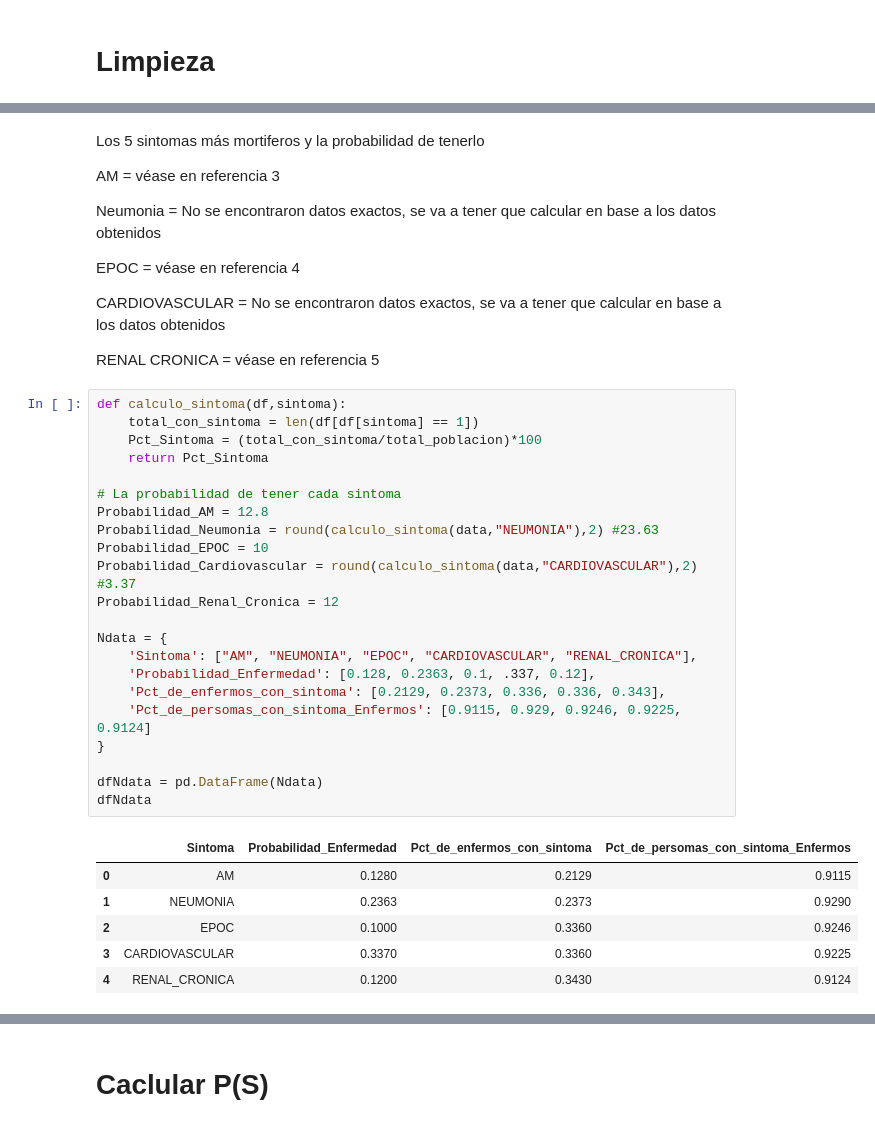
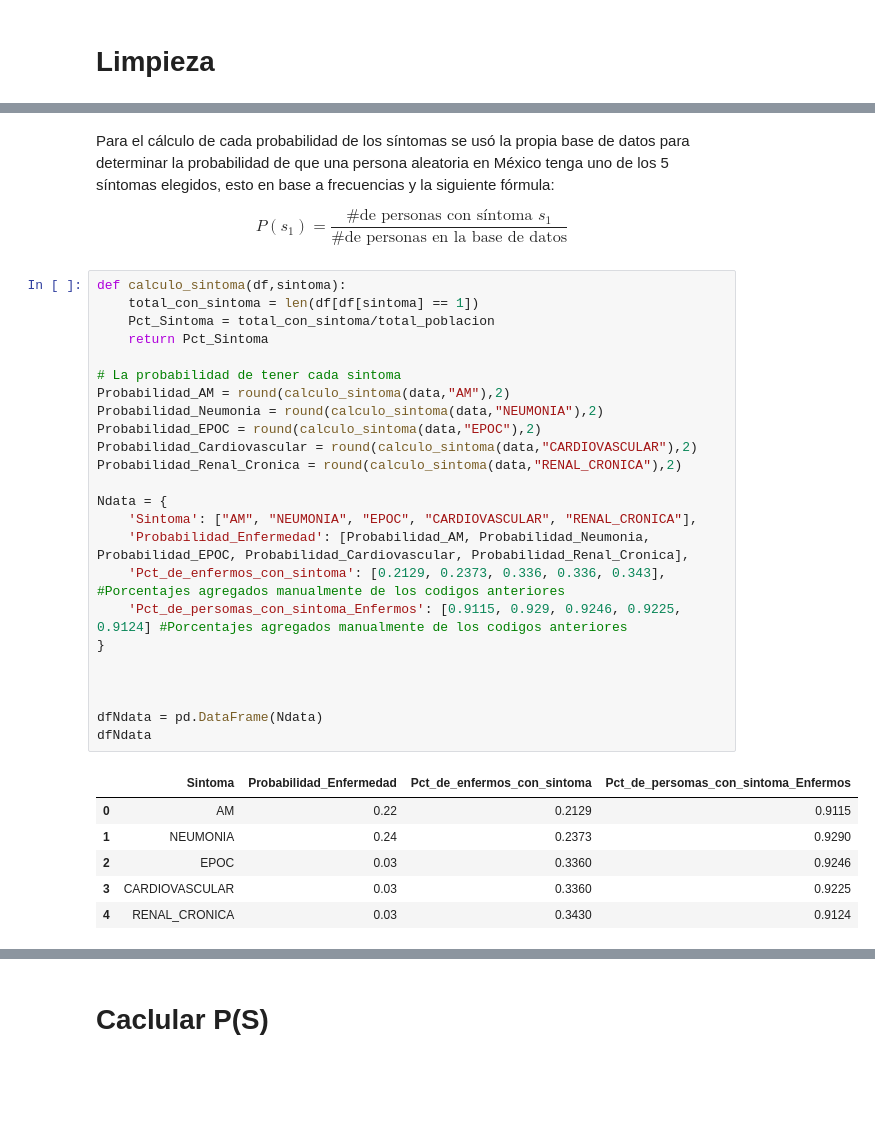
Before and after one commit to Polito9/Redes-Bayesianas, a Jupyter notebook: main.ipynb, the cells around one changed output, grey strips where cells are left out. Cells and saved outputs as stored; diff of their text form; blank space fills up the shorter version.

```diff
--- a/main.ipynb
+++ b/main.ipynb
@@ -290,41 +306,35 @@ Top 5 síntomas por % de quienes los tienen que murieron (de mayor a menor):
 # %% [markdown]
-Los 5 sintomas más mortiferos y la probabilidad de tenerlo
+Para el cálculo de cada probabilidad de los síntomas se usó la propia base de datos para determinar la probabilidad de que una persona aleatoria en México tenga uno de los 5 síntomas elegidos, esto en base a frecuencias y la siguiente fórmula:
 
-AM = véase en referencia 3
-
-Neumonia = No se encontraron datos exactos, se va a tener que calcular en base a los datos obtenidos
-
-EPOC = véase en referencia 4
-
-CARDIOVASCULAR =  No se encontraron datos exactos, se va a tener que calcular en base a los datos obtenidos
-
-RENAL CRONICA = véase en referencia 5
+$$ P(s_1) = \frac{\text{\# de personas con síntoma } s_1}{\text{\# de personas en la base de datos}} $$
 # %%
 def calculo_sintoma(df,sintoma):
     total_con_sintoma = len(df[df[sintoma] == 1])
-    Pct_Sintoma = (total_con_sintoma/total_poblacion)*100
+    Pct_Sintoma = total_con_sintoma/total_poblacion
     return Pct_Sintoma
 
 # La probabilidad de tener cada sintoma
-Probabilidad_AM = 12.8
-Probabilidad_Neumonia = round(calculo_sintoma(data,"NEUMONIA"),2) #23.63
-Probabilidad_EPOC = 10
-Probabilidad_Cardiovascular = round(calculo_sintoma(data,"CARDIOVASCULAR"),2) #3.37
-Probabilidad_Renal_Cronica = 12
+Probabilidad_AM = round(calculo_sintoma(data,"AM"),2)
+Probabilidad_Neumonia = round(calculo_sintoma(data,"NEUMONIA"),2)
+Probabilidad_EPOC = round(calculo_sintoma(data,"EPOC"),2)
+Probabilidad_Cardiovascular = round(calculo_sintoma(data,"CARDIOVASCULAR"),2)
+Probabilidad_Renal_Cronica = round(calculo_sintoma(data,"RENAL_CRONICA"),2)
 
 Ndata = {
     'Sintoma': ["AM", "NEUMONIA", "EPOC", "CARDIOVASCULAR", "RENAL_CRONICA"],
-    'Probabilidad_Enfermedad': [0.128, 0.2363, 0.1, .337, 0.12],
-    'Pct_de_enfermos_con_sintoma': [0.2129, 0.2373, 0.336, 0.336, 0.343],
-    'Pct_de_persomas_con_sintoma_Enfermos': [0.9115, 0.929, 0.9246, 0.9225, 0.9124]
+    'Probabilidad_Enfermedad': [Probabilidad_AM, Probabilidad_Neumonia, Probabilidad_EPOC, Probabilidad_Cardiovascular, Probabilidad_Renal_Cronica],
+    'Pct_de_enfermos_con_sintoma': [0.2129, 0.2373, 0.336, 0.336, 0.343], #Porcentajes agregados manualmente de los codigos anteriores
+    'Pct_de_persomas_con_sintoma_Enfermos': [0.9115, 0.929, 0.9246, 0.9225, 0.9124] #Porcentajes agregados manualmente de los codigos anteriores
 }
+
+
 
 dfNdata = pd.DataFrame(Ndata)
 dfNdata
 # %% [output]
 |  | Sintoma | Probabilidad_Enfermedad | Pct_de_enfermos_con_sintoma | Pct_de_persomas_con_sintoma_Enfermos |
-| 0 | AM | 0.1280 | 0.2129 | 0.9115 |
-| 1 | NEUMONIA | 0.2363 | 0.2373 | 0.9290 |
-| 2 | EPOC | 0.1000 | 0.3360 | 0.9246 |
-| 3 | CARDIOVASCULAR | 0.3370 | 0.3360 | 0.9225 |
-| 4 | RENAL_CRONICA | 0.1200 | 0.3430 | 0.9124 |
+| 0 | AM | 0.22 | 0.2129 | 0.9115 |
+| 1 | NEUMONIA | 0.24 | 0.2373 | 0.9290 |
+| 2 | EPOC | 0.03 | 0.3360 | 0.9246 |
+| 3 | CARDIOVASCULAR | 0.03 | 0.3360 | 0.9225 |
+| 4 | RENAL_CRONICA | 0.03 | 0.3430 | 0.9124 |
```
Also changed, not shown: parts of 21 cells of this notebook, 1 other file.
